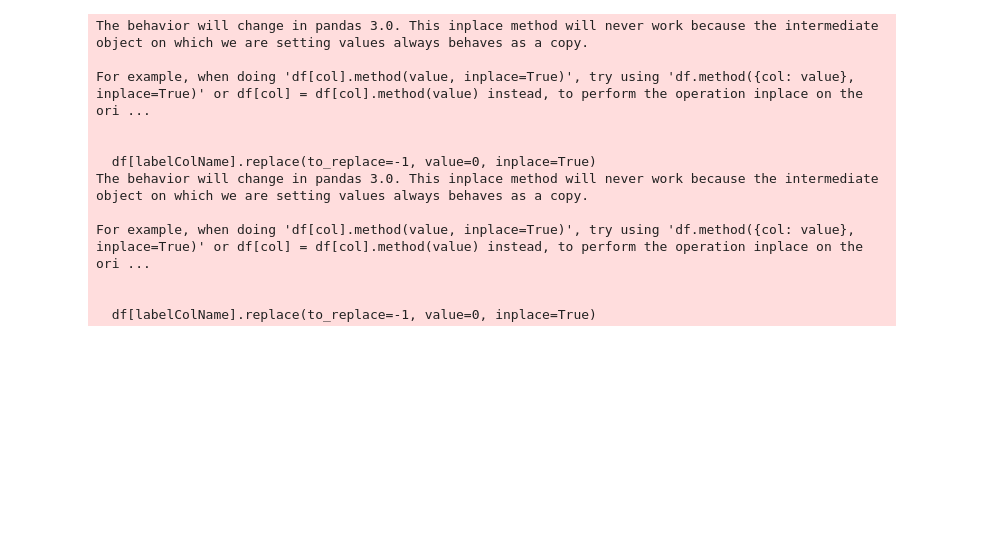
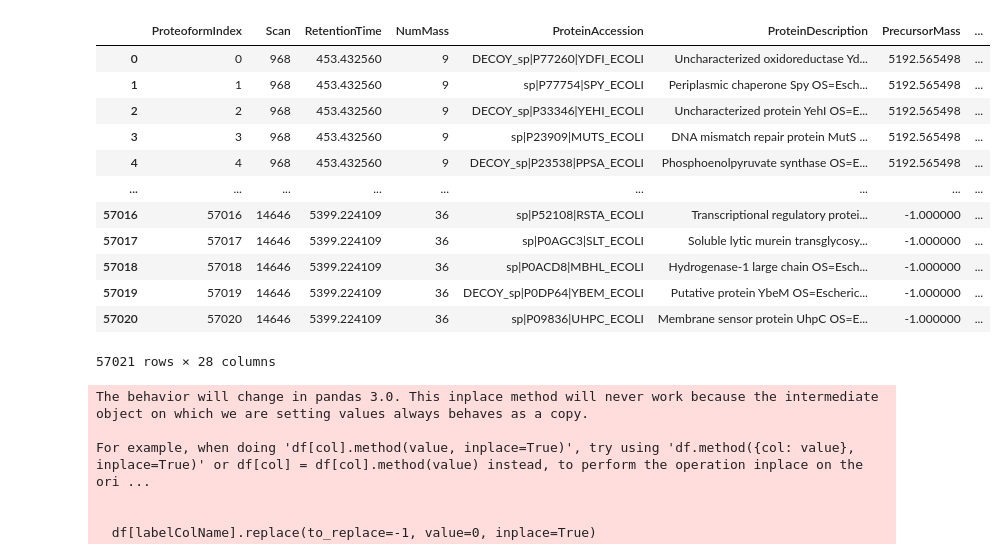
Before and after one commit to neelie01/Research-Project, a Jupyter notebook: src/process_original_file.ipynb, the cells around one changed output. Saved outputs shown, nothing was run; the diff lists cells and outputs as text; code cells hidden in the pictures; blank space fills up the shorter version.

```diff
--- a/src/process_original_file.ipynb
+++ b/src/process_original_file.ipynb
@@ -20,31 +6,52 @@ dataset = {1: { 'type': 'crosslink_data',
+# %%
+i = 5
+dataset = get_datasets()
 # %%
-input_files = [f"../data/{dataset[i]['type']}/{dataset[i]['name']}.idXML",
-      f"../data/{dataset[i]['type']}/{dataset[i]['name']}_{dataset[i]['comparison']}.idXML"]
+input_files = [f"../data/{dataset[i]['type']}/{dataset[i]['file']}{dataset[i]['file_ending']}"]
+if dataset[i]['comparison'] != None:
+      input_files.append(f"../data/{dataset[i]['type']}/{dataset[i]['file']}_{dataset[i]['comparison']}{dataset[i]['file_ending']}")
 # %%
 for input_file in input_files:
-    df = readAndProcessIdXMLAllHits(input_file)
-    output_file = re.sub('.idXML', '.pkl', input_file)
+    if dataset[i]['type'] == 'crosslink_data':
+        df = readAndProcessIdXMLAllHits(input_file)
+        classColName = 'NuXL:isXL'
+    elif dataset[i]['type'] == 'top_down_data':
+        df = read_top_down_data(input_file)
+        display(df)
+        df = rerank(df, 'Scan', 'Score', 'PSMId')
+        classColName = 'ModCount'
+    file_ending = dataset[i]['file_ending']
+    output_file = re.sub(file_ending, '.pkl', input_file)
     df.to_pickle(output_file)
     # filter dataframes
     filter_col = 'PSMId'
     filter_val = 1
-    df = df.loc[df[filter_col] == filter_val,:]
+    if dataset[i]['type'] == 'crosslink_data':
+        df = df.loc[df[filter_col] == filter_val,:]
     # compute q-values
-    q_vals = calcQ(df)
+    df.sort_values(['Score', 'Label'], ascending=[False, True], inplace=True)
+    q_vals = calcQ(df, classColName = classColName)
     # compute target IDs
     target_id = get_target_id(q_vals)
-    output_file = re.sub('.idXML', '_filtered.pkl', input_file)
+    output_file = re.sub(file_ending, '_filtered.pkl', input_file)
     target_id.to_pickle(output_file)
 # %% [output]
+|  | ProteoformIndex | Scan | RetentionTime | NumMass | ProteinAccession | ProteinDescription | PrecursorMass | ... |
+| 0 | 0 | 968 | 453.432560 | 9 | DECOY_sp|P77260|YDFI_ECOLI | Uncharacterized oxidoreductase Yd... | 5192.565498 | ... |
+| 1 | 1 | 968 | 453.432560 | 9 | sp|P77754|SPY_ECOLI | Periplasmic chaperone Spy OS=Esch... | 5192.565498 | ... |
+| 2 | 2 | 968 | 453.432560 | 9 | DECOY_sp|P33346|YEHI_ECOLI | Uncharacterized protein YehI OS=E... | 5192.565498 | ... |
+| 3 | 3 | 968 | 453.432560 | 9 | sp|P23909|MUTS_ECOLI | DNA mismatch repair protein MutS ... | 5192.565498 | ... |
+| 4 | 4 | 968 | 453.432560 | 9 | DECOY_sp|P23538|PPSA_ECOLI | Phosphoenolpyruvate synthase OS=E... | 5192.565498 | ... |
+| ... | ... | ... | ... | ... | ... | ... | ... | ... |
+| 57016 | 57016 | 14646 | 5399.224109 | 36 | sp|P52108|RSTA_ECOLI | Transcriptional regulatory protei... | -1.000000 | ... |
+| 57017 | 57017 | 14646 | 5399.224109 | 36 | sp|P0AGC3|SLT_ECOLI | Soluble lytic murein transglycosy... | -1.000000 | ... |
+| 57018 | 57018 | 14646 | 5399.224109 | 36 | sp|P0ACD8|MBHL_ECOLI | Hydrogenase-1 large chain OS=Esch... | -1.000000 | ... |
+| 57019 | 57019 | 14646 | 5399.224109 | 36 | DECOY_sp|P0DP64|YBEM_ECOLI | Putative protein YbeM OS=Escheric... | -1.000000 | ... |
+| 57020 | 57020 | 14646 | 5399.224109 | 36 | sp|P09836|UHPC_ECOLI | Membrane sensor protein UhpC OS=E... | -1.000000 | ... |
-The behavior will change in pandas 3.0. This inplace method will never work because the intermediate object on which we are setting values always behaves as a copy.
-
-For example, when doing 'df[col].method(value, inplace=True)', try using 'df.method({col: value}, inplace=True)' or df[col] = df[col].method(value) instead, to perform the operation inplace on the ori ...
-
-
-  df[labelColName].replace(to_replace=-1, value=0, inplace=True)
-The behavior will change in pandas 3.0. This inplace method will never work because the intermediate object on which we are setting values always behaves as a copy.
-
-For example, when doing 'df[col].method(value, inplace=True)', try using 'df.method({col: value}, inplace=True)' or df[col] = df[col].method(value) instead, to perform the operation inplace on the ori ...
-
-
-  df[labelColName].replace(to_replace=-1, value=0, inplace=True)
+57021 rows × 28 columns
+The behavior will change in pandas 3.0. This inplace method will never work because the intermediate object on which we are setting values always behaves as a copy.
+
+For example, when doing 'df[col].method(value, inplace=True)', try using 'df.method({col: value}, inplace=True)' or df[col] = df[col].method(value) instead, to perform the operation inplace on the ori ...
+
+
+  df[labelColName].replace(to_replace=-1, value=0, inplace=True)
```
Also changed, not shown: parts of 3 cells of this notebook, 1 other file.
